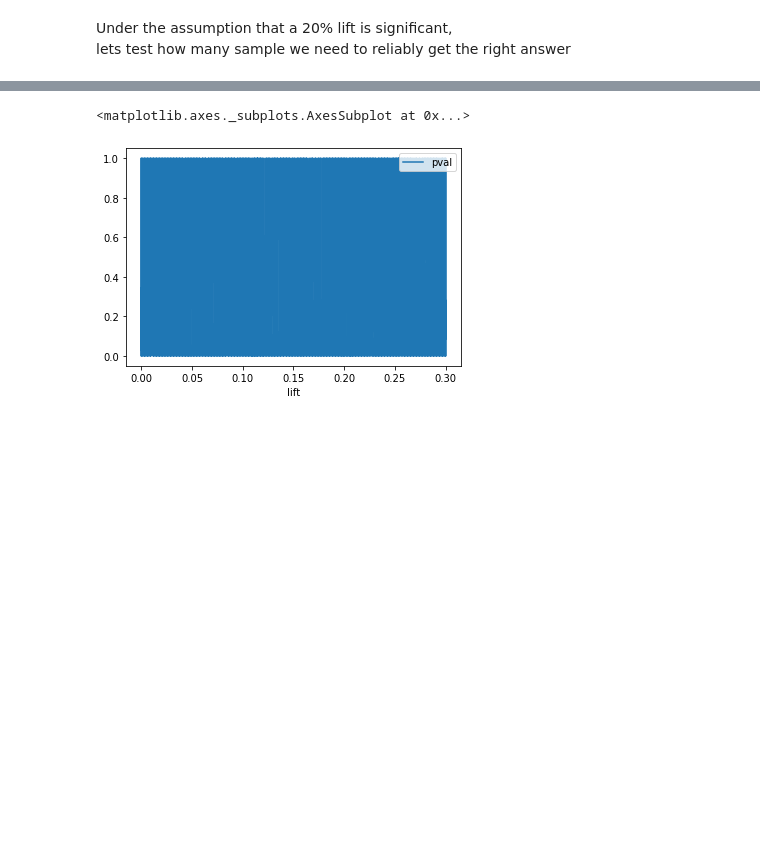
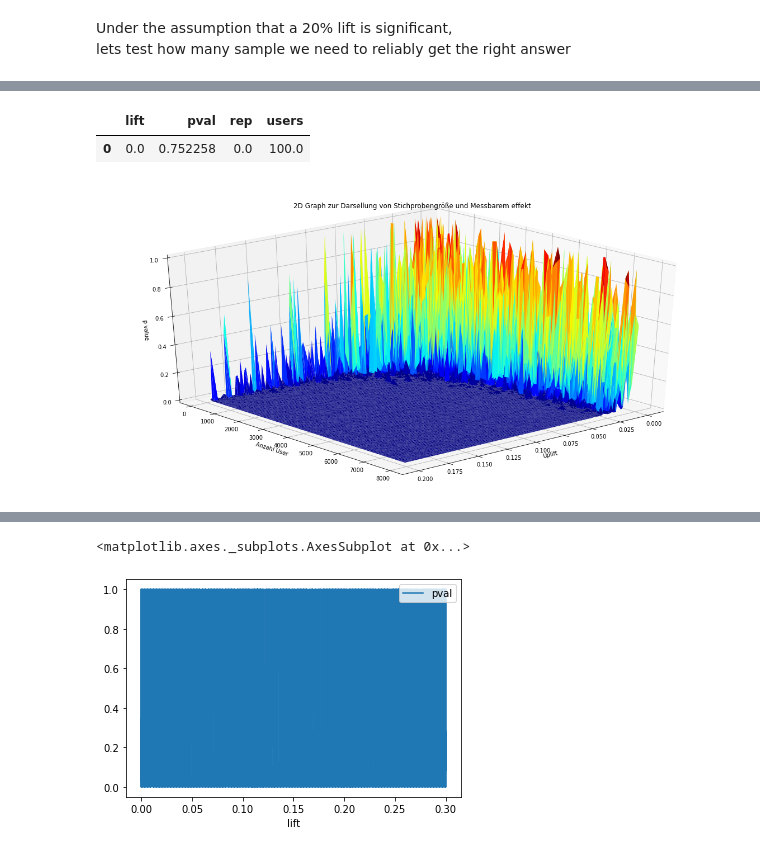
Before and after one commit to Ethuer/DataBlog, a Jupyter notebook: General/AB testing Teil 2.ipynb, the cells around one changed output, grey strips where cells are left out. Drawn from its saved outputs; the diff is of its cells as text; code cells hidden in the pictures; blank space fills up the shorter version.

```diff
--- a/General/AB testing Teil 2.ipynb
+++ b/General/AB testing Teil 2.ipynb
@@ -229,0 +254,3 @@ Name: pval, Length: 200, dtype: float64
+# %%
+p_val_binom = pd.read_csv('../pvalues_binom_table.csv', index_col=0)
+p_val_norm = pd.read_csv('../pvalues_norm_table.csv', index_col=0)
@@ -229,0 +268,11 @@ Name: pval, Length: 200, dtype: float64
+# %%
+p_val_binom.head(1)
+# %% [output]
+|  | lift | pval | rep | users |
+| 0 | 0.0 | 0.752258 | 0.0 | 100.0 |
+# %%
+p_val_binom = p_val_binom.loc[p_val_binom.users < 8000]
+p_val_binom = p_val_binom.loc[p_val_binom.lift < 0.2]
+
+p_val_norm = p_val_norm.loc[p_val_norm.users < 8000]
+p_val_norm = p_val_norm.loc[p_val_norm.lift < 0.2]
@@ -229,0 +284,16 @@ Name: pval, Length: 200, dtype: float64
+# %%
+fig = plt.figure(figsize=(20,10))
+ax = fig.gca(projection='3d')
+# Other palette
+ax.plot_trisurf(p_val_binom['lift'],p_val_binom['users'], p_val_binom['pval'], cmap=plt.cm.jet, linewidth=0.01)
+
+ax.set_title("2D Graph zur Darsellung von Stichprobengröße und Messbarem effekt")
+ax.set(xlabel='Uplift', ylabel='Anzahl User',zlabel='p value')
+# Rotate it
+ax.view_init(30, 49)
+
+#ax.set_zscale(plot_pval)
+
+plt.show()
+# %% [output]
+[figure, added]
```
Also changed, not shown: parts of 28 cells of this notebook.
